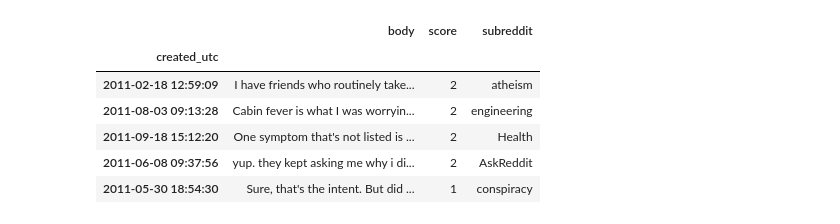
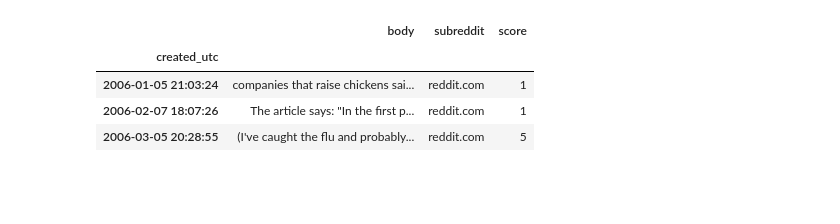
Before and after one commit to wcwagner/wikidemics, a Jupyter notebook: comments.ipynb, the cells around one changed output. Drawn from its saved outputs; the diff is of its cells as text; code cells hidden in the pictures; blank space fills up the shorter version.

```diff
--- a/comments.ipynb
+++ b/comments.ipynb
@@ -35,13 +21,12 @@ plt.title('2010 Flu Related Comments')
 # %%
-comments2011 = pd.read_csv('/home/william/wikidemics/data/reddit/2011.csv')
-comments2011['created_utc'] = pd.to_datetime(comments2011.loc[:, 'created_utc'], unit='s')
-comments2011.set_index('created_utc', inplace=True)
-comments2011[:5]
+comments = pd.read_csv('/home/william/wikidemics/data/reddit/all.csv')
+comments['created_utc'] = pd.to_datetime(comments.loc[:, 'created_utc'], unit='s')
+comments.set_index('created_utc', inplace=True)
+comments = comments.sort_index()
+comments[:3]
 # %% [output]
-|  | body | score | subreddit |
+|  | body | subreddit | score |
 | created_utc |  |  |  |
-| 2011-02-18 12:59:09 | I have friends who routinely take... | 2 | atheism |
-| 2011-08-03 09:13:28 | Cabin fever is what I was worryin... | 2 | engineering |
-| 2011-09-18 15:12:20 | One symptom that's not listed is ... | 2 | Health |
-| 2011-06-08 09:37:56 | yup. they kept asking me why i di... | 2 | AskReddit |
-| 2011-05-30 18:54:30 | Sure, that's the intent. But did ... | 1 | conspiracy |
+| 2006-01-05 21:03:24 | companies that raise chickens sai... | reddit.com | 1 |
+| 2006-02-07 18:07:26 | The article says: "In the first p... | reddit.com | 1 |
+| 2006-03-05 20:28:55 | (I've caught the flu and probably... | reddit.com | 5 |
```
Also changed, not shown: parts of 10 cells of this notebook.
